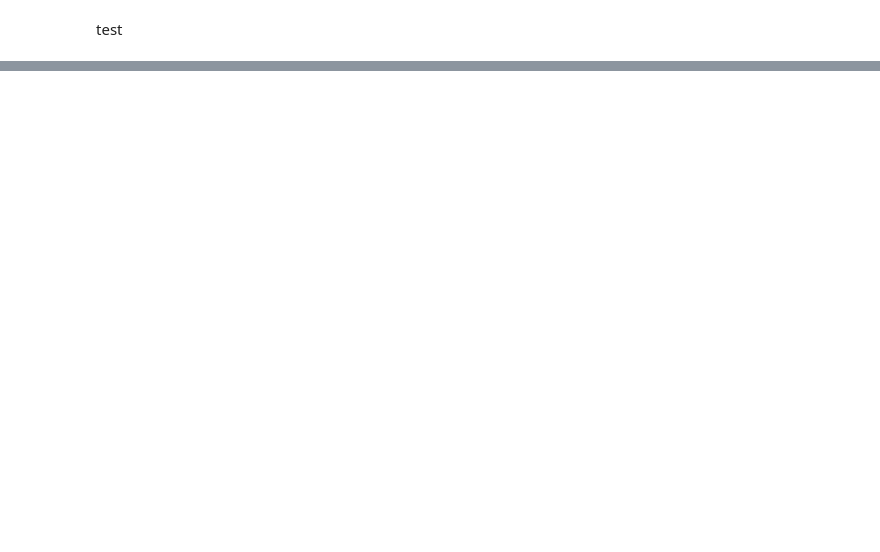
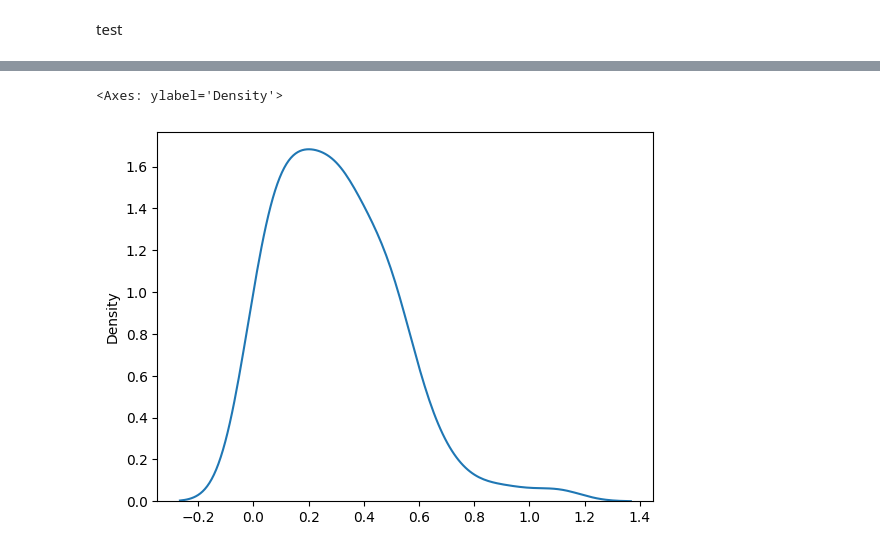
Before and after one commit to kunz-jonathan/BindCraft_uva_internship, a Jupyter notebook: surr_model/notebooks/esm_stripped.ipynb, the cells around one changed output, grey strips where cells are left out. Drawn from its saved outputs; the diff is of its cells as text; code cells hidden in the pictures; blank space fills up the shorter version.

```diff
--- a/surr_model/notebooks/esm_stripped.ipynb
+++ b/surr_model/notebooks/esm_stripped.ipynb
@@ -166,0 +219,5 @@ AFF_PREDICTOR(
+# %%
+sns.kdeplot(test_loss_list)
+# %% [output]
+<Axes: ylabel='Density'>
+[figure, added]
```
Also changed, not shown: parts of 26 cells of this notebook, 4 other files.
